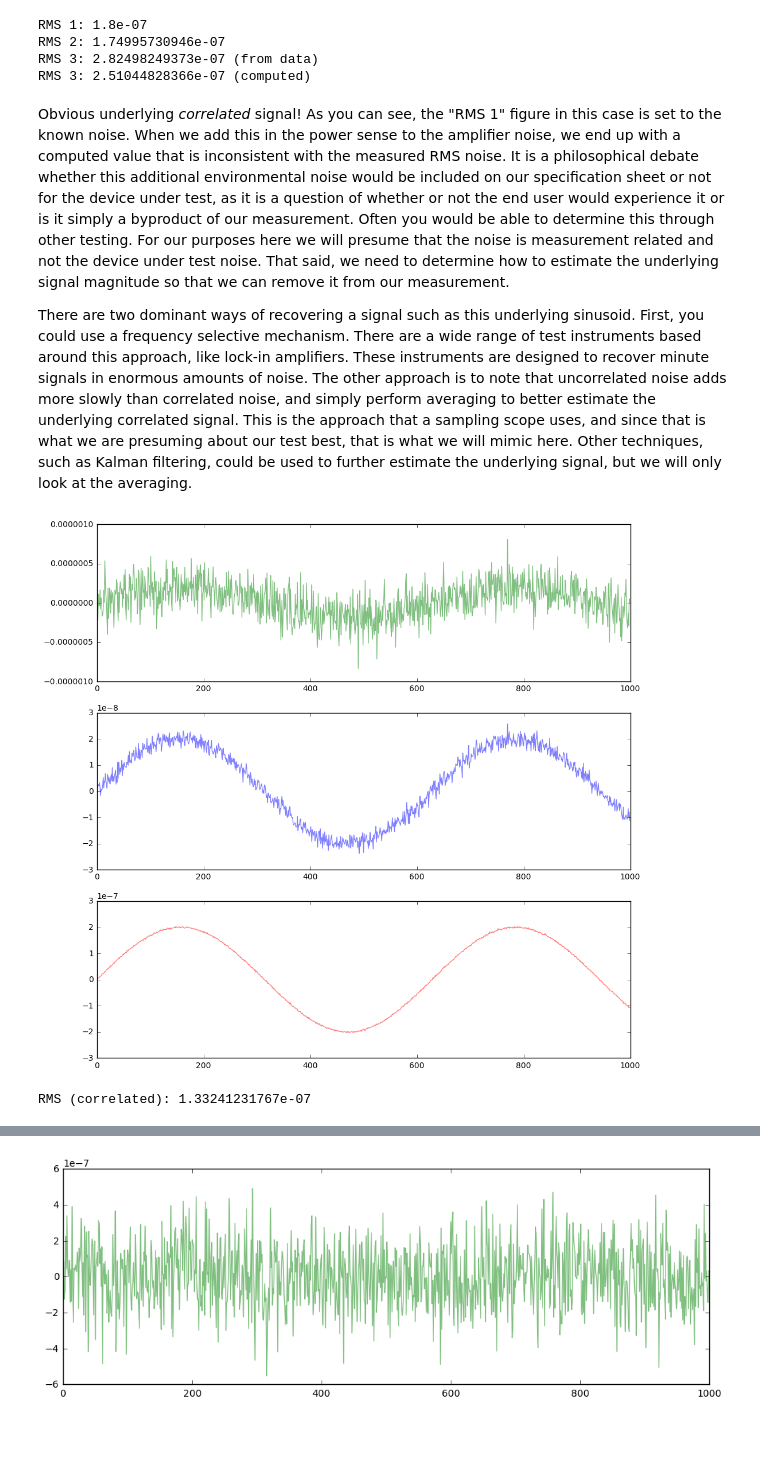
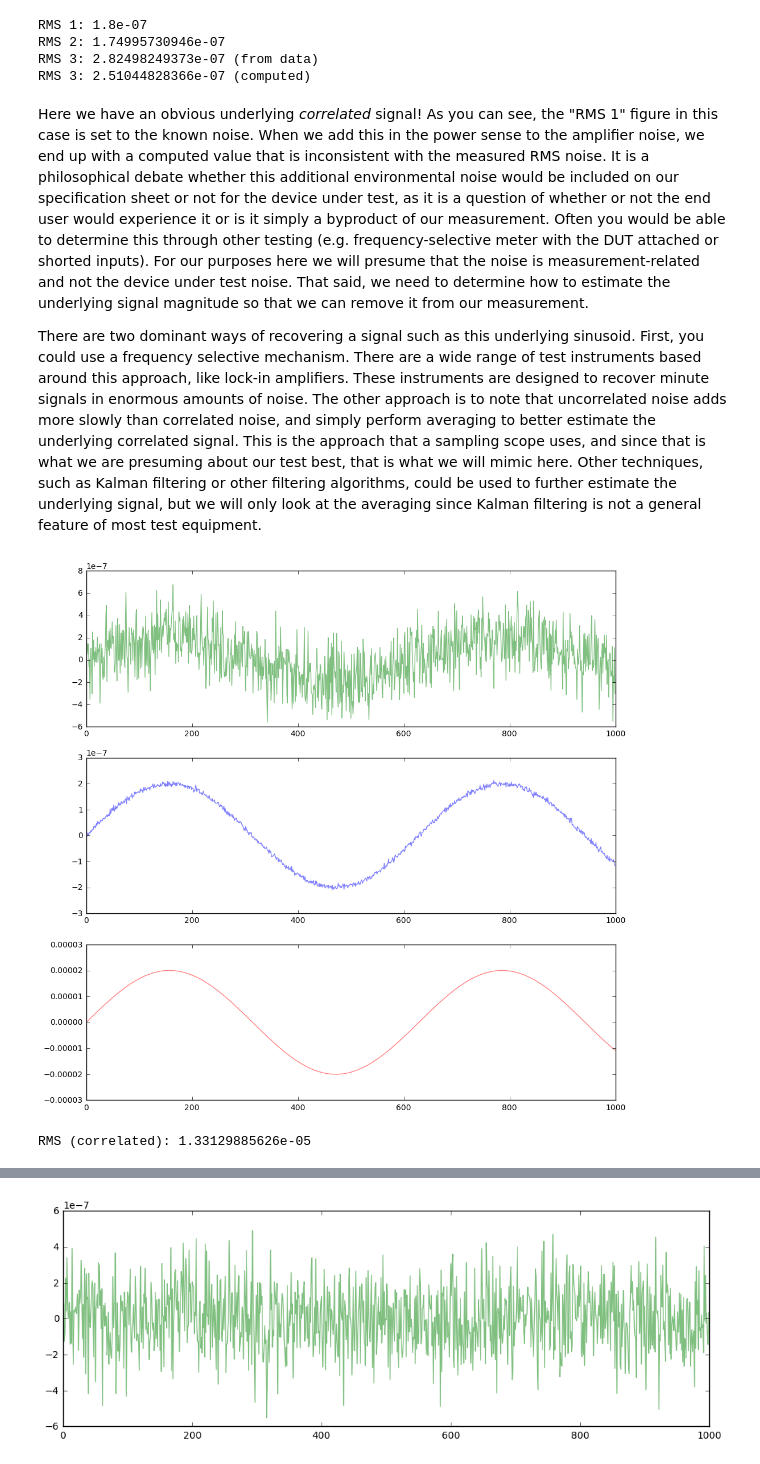
Before and after one commit to AuteurAudio/electronics-measuring-extremely-low-noise-sources, a Jupyter notebook: jupyter/NoiseCalculation.ipynb, the cells around one changed output, grey strips where cells are left out. Cells and saved outputs as stored; diff of their text form; code cells hidden in the pictures; blank space fills up the shorter version.

Commit message:
Updated some of noise notebook

```diff
--- a/jupyter/NoiseCalculation.ipynb
+++ b/jupyter/NoiseCalculation.ipynb
@@ -84,43 +84,43 @@ RMS 2: 1.74995730946e-07
 RMS 3: 2.82498249373e-07 (from data)
 RMS 3: 2.51044828366e-07 (computed)
 # %% [markdown]
-Obvious underlying *correlated* signal! As you can see, the "RMS 1" figure in this case is set to the known noise.  When we add this in the power sense to the amplifier noise, we end up with a computed value that is inconsistent with the measured RMS noise.  It is a philosophical debate whether this additional environmental noise would be included on our specification sheet or not for the device under test, as it is a question of whether or not the end user would experience it or is it simply a byproduct of our measurement.  Often you would be able to determine this through other testing.  For our purposes here we will presume that the noise is measurement related and not the device under test noise.  That said, we need to determine how to estimate the underlying signal magnitude so that we can remove it from our measurement.
+Here we have an obvious underlying *correlated* signal! As you can see, the "RMS 1" figure in this case is set to the known noise.  When we add this in the power sense to the amplifier noise, we end up with a computed value that is inconsistent with the measured RMS noise.  It is a philosophical debate whether this additional environmental noise would be included on our specification sheet or not for the device under test, as it is a question of whether or not the end user would experience it or is it simply a byproduct of our measurement.  Often you would be able to determine this through other testing (e.g. frequency-selective meter with the DUT attached or shorted inputs).  For our purposes here we will presume that the noise is measurement-related and not the device under test noise.  That said, we need to determine how to estimate the underlying signal magnitude so that we can remove it from our measurement.
 
-There are two dominant ways of recovering a signal such as this underlying sinusoid. First, you could use a frequency selective mechanism.  There are a wide range of test instruments based around this approach, like lock-in amplifiers.  These instruments are designed to recover minute signals in enormous amounts of noise.  The other approach is to note that uncorrelated noise adds more slowly than correlated noise, and simply perform averaging to better estimate the underlying correlated signal.  This is the approach that a sampling scope uses, and since that is what we are presuming about our test best, that is what we will mimic here.  Other techniques, such as Kalman filtering, could be used to further estimate the underlying signal, but we will only look at the averaging.
+There are two dominant ways of recovering a signal such as this underlying sinusoid. First, you could use a frequency selective mechanism.  There are a wide range of test instruments based around this approach, like lock-in amplifiers.  These instruments are designed to recover minute signals in enormous amounts of noise.  The other approach is to note that uncorrelated noise adds more slowly than correlated noise, and simply perform averaging to better estimate the underlying correlated signal.  This is the approach that a sampling scope uses, and since that is what we are presuming about our test best, that is what we will mimic here.  Other techniques, such as Kalman filtering or other filtering algorithms, could be used to further estimate the underlying signal, but we will only look at the averaging since Kalman filtering is not a general feature of most test equipment.
 # %%
 import math
 import numpy as np
 import matplotlib.pyplot as plt
 %matplotlib inline
 
 plt.figure(figsize=(12,12))
 
 # Plot one run of the sampled data
 n1 = [np.random.normal(0, 1.8e-7) + 2.0e-7 * math.sin(float(i) / 100) for i in range(1000)]
 plt.subplot(3, 1, 1)
 plt.plot(n1, color='g', alpha=0.5)
 
-# Plot 100 averages of the sampled data
+# Plot 1000 averages of the sampled data
 n2 = np.zeros(1000)
-for j in range(100):
+for j in range(1000):
     n2 = n2 + [np.random.normal(0, 1.8e-7) + 2.0e-7 * math.sin(float(i) / 100) for i in range(1000)]
 n2 = n2 / 1000
 plt.subplot(3, 1, 2)
 plt.plot(n2, color='b', alpha=0.5)
 
-# Plot 10000 averages of the sampled data
+# Plot 1000000 averages of the sampled data
 n3 = np.zeros(1000)
-for j in range(10000):
+for j in range(1000000):
     n3 = n3 + [np.random.normal(0, 1.8e-7) + 2.0e-7 * math.sin(float(i) / 100) for i in range(1000)]
 n3 = n3 / 10000
 plt.subplot(3, 1, 3)
 plt.plot(n3, color='r', alpha=0.5)
 rms = np.std(n3)
 
 plt.show()
 
 print("RMS (correlated): " + str(rms))
 # %% [output]
-[figure, old version]
+[figure, new version]
-RMS (correlated): 1.33241231767e-07
+RMS (correlated): 1.33129885626e-05
 # %% [markdown]
```
Also changed, not shown: parts of 3 cells of this notebook.
